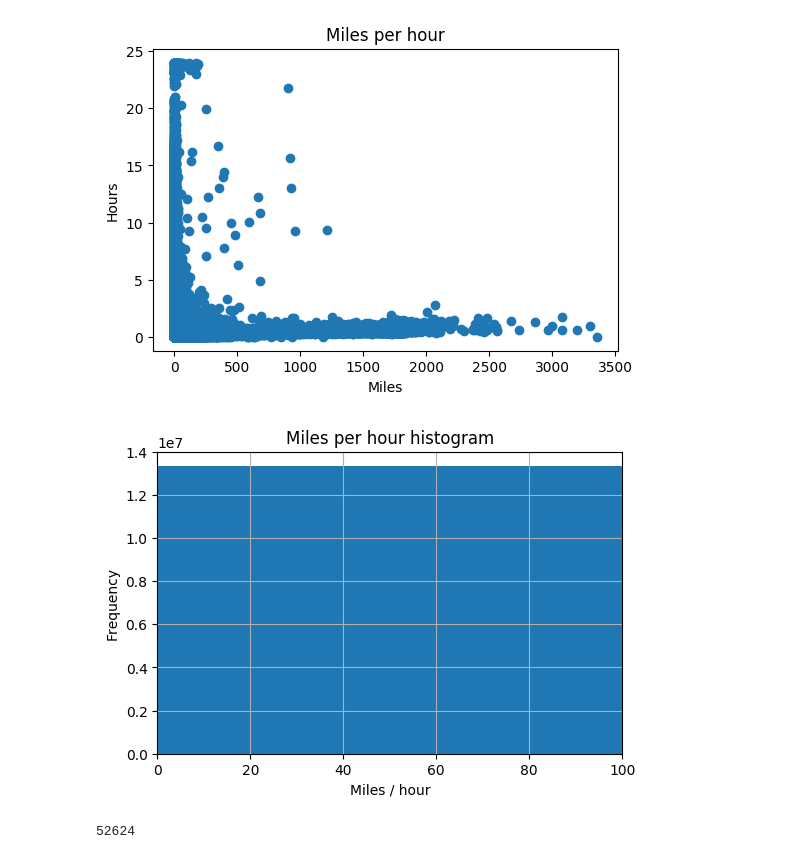
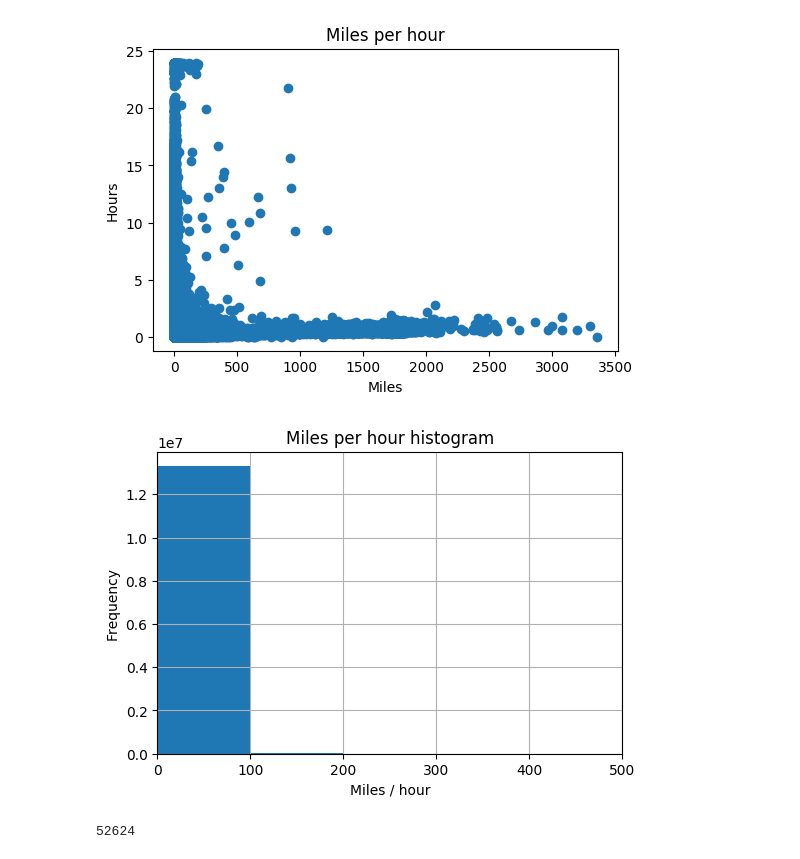
Before and after one commit to Auste1989/metis_projects, a Jupyter notebook: Passion_Project/Transit_Time_and_Rate_EDA.ipynb, the cells around one changed output. Drawn from its saved outputs; the diff is of its cells as text; code cells hidden in the pictures.

```diff
--- a/Passion_Project/Transit_Time_and_Rate_EDA.ipynb
+++ b/Passion_Project/Transit_Time_and_Rate_EDA.ipynb
@@ -57,6 +57,7 @@ from sklearn.pipeline import make_pipeline
 %matplotlib inline
 from matplotlib.pylab import rcParams
 rcParams['figure.figsize'] = 25, 6
+rcParams.update({'font.size': 14})
 # %% [markdown]
 ### Load all the data into an SQL database
 # %%
@@ -270,13 +271,13 @@ plt.ylabel('Hours');
 miles_per_hour = taxi_weather_clean['trip_miles'] / (taxi_weather_clean['trip_seconds'] / 3600.0)
 # %%
 plt.figure(dpi=100)
-miles_per_hour.hist(bins=1000)
-plt.xlim(xmin=0.0, xmax=100.0)
+miles_per_hour.hist(bins=10000)
+plt.xlim(xmin=0.0, xmax=500.0)
 plt.title('Miles per hour histogram')
 plt.xlabel('Miles / hour')
 plt.ylabel('Frequency');
 # %% [output]
-[figure, old version]
+[figure, new version]
 # %%
 #Looking at the data and also from a logical perspective, I've decided to filter out any rides with miles / hour higher than 100
 miles_per_hour[miles_per_hour > 100.0].count()
```
Also changed, not shown: parts of 20 cells of this notebook, 1 other file.
